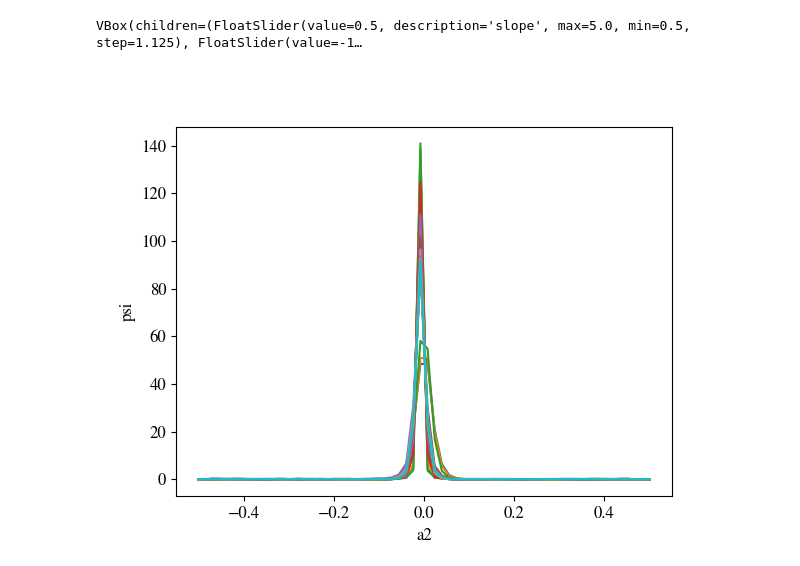
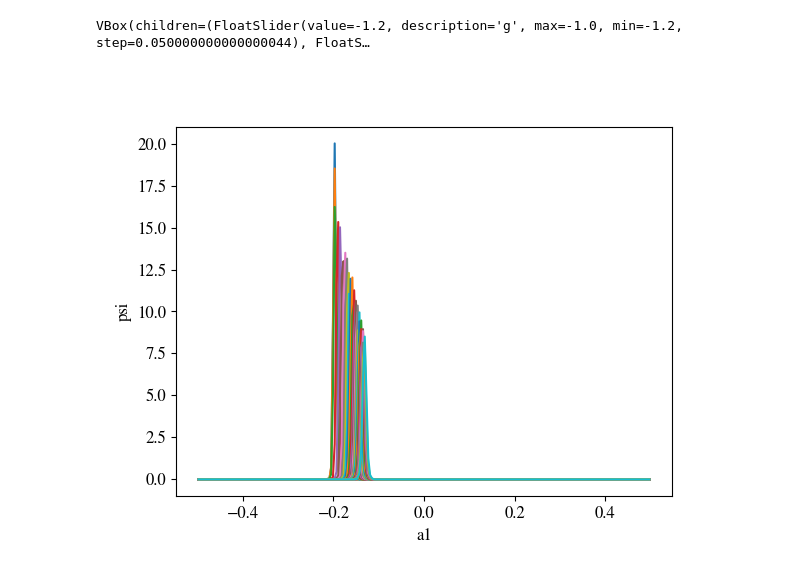
Before and after one commit to GuillotMartin/BECs, a Jupyter notebook: docs/bright_soliton.ipynb, the cells around one changed output. Saved outputs shown, nothing was run; the diff lists cells and outputs as text; code cells hidden in the pictures.

```diff
--- a/docs/bright_soliton.ipynb
+++ b/docs/bright_soliton.ipynb
@@ -2,16 +8,18 @@
 import xarray as xr
 import numpy as np
 import matplotlib.pyplot as plt
-from bloch_schrodinger.potential import Potential, create_parameter
+from bloch_schrodinger.potential import create_parameter
 from BECs.groundstate import GroundStateSSFM, normalize
-from BECs.ufuncs import ramp
+from BECs.potentialT import PotentialT
 
 %matplotlib widget
 
 lx, ly = 64,32
 nres = 5
 
-trap = Potential(
+# A PotentialT rather than a plain Potential: the trap has to be switched off and tilted later on,
+# and only PotentialT can carry that time dependence in a form the solver understands.
+trap = PotentialT(
     [[lx,0],[0,ly]],
     (2**(nres+3), 2**(nres)),
     v0 = 0
@@ -19,10 +27,12 @@ trap = Potential(
 
 omegax, omegay = 1e-4, 1e-4
 
-trap.add(
-    (trap.x+lx/5)**2 * omegax + (trap.y)**2 * omegay
-)
+# The trap is added as a named *shape* rather than folded into V0, so that a time function can
+# ramp it away below. Its minimum sits at x = -lx/5, off-centre, leaving room to travel.
+trap.add_shape('harmonic', (trap.x+lx/5)**2 * omegax + (trap.y)**2 * omegay)
+trap.add_term('harmonic', name = 'trap')
 
-trap.plot()
+trap.to_potential(t = 0).plot() # the static potential the trap presents at t = 0
+plt.show()
 # %% [output]
 [interactive output not drawn]
@@ -31,11 +44,11 @@ trap.plot()
 # %%
-# Computing the ground state of the trap for 1000 atoms and two values of the interaction
+# Computing the ground state of the trap for 10 atoms and five values of the interaction
 g = create_parameter('g', np.linspace(-1.2, -1, 5))
 
 grd = GroundStateSSFM(
-    trap, g
+    trap.to_potential(t = 0), g # the static potential the trap presents at t = 0
 )
 
 energies, psi0 = grd.solve(
-    10, tol_adapt = 1e-8, tol_stop = 1e-12, parallelize=True, n_cores = 5
+    10, tol_adapt = 1e-8, tol_stop = 1e-10, parallel=True, n_cores = 5
 )
@@ -89,5 +105,5 @@ from BECs.ssfm import SSFM
 t_samples = create_parameter('t', np.linspace(ti,tf, 300))
 
 solv = SSFM(
-    trap_t, psi0, g
+    trap, psi0, g
 )
@@ -94,10 +112,11 @@ solv = SSFM(
 # %%
-
 psi = solv.solve(
     t_init=ti,
     t_final=tf,
     t_samples=t_samples,
-    parallelize=True,
-    n_cores=-1,
+    tol = 1e-3,
+    parallel=True, # 'parallelize' is not a parameter of solve(): it would be swallowed by **kwargs
+                   # and silently ignored, leaving the run serial
+    n_cores=10,
     verbose=False
 )
@@ -127,12 +137,12 @@ NameError: name 'psi' is not defined
 # %%
+# Summing over a2 (the short, transverse axis) and cutting along a1 shows the soliton's
+# position along the direction it is kicked in
 fig, ax = plot_cuts(
-    (abs(psi[::10,...])**2).sum('a1'),
-    'a2',
+    (abs(psi[::10,...])**2).sum('a2'),
+    'a1',
     groupby=['t'],
-    # ymin = -1e-1,
-    # ymax = 5e-1
 )
 plt.show()
 # %% [output]
-VBox(children=(FloatSlider(value=0.5, description='slope', max=5.0, min=0.5, step=1.125), FloatSlider(value=-1…
+VBox(children=(FloatSlider(value=-1.2, description='g', max=-1.0, min=-1.2, step=0.050000000000000044), FloatS…
-[figure, old version]
+[figure, new version]
```
Also changed, not shown: parts of 11 cells of this notebook, 14 other files.
